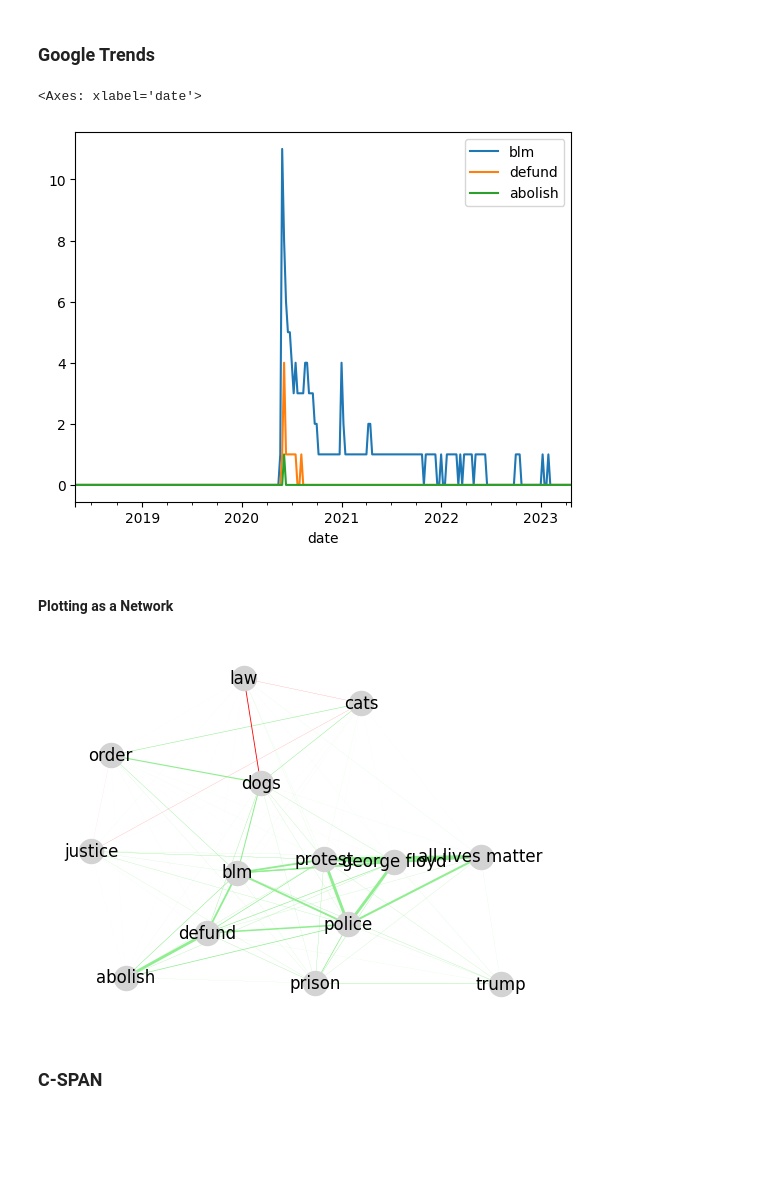
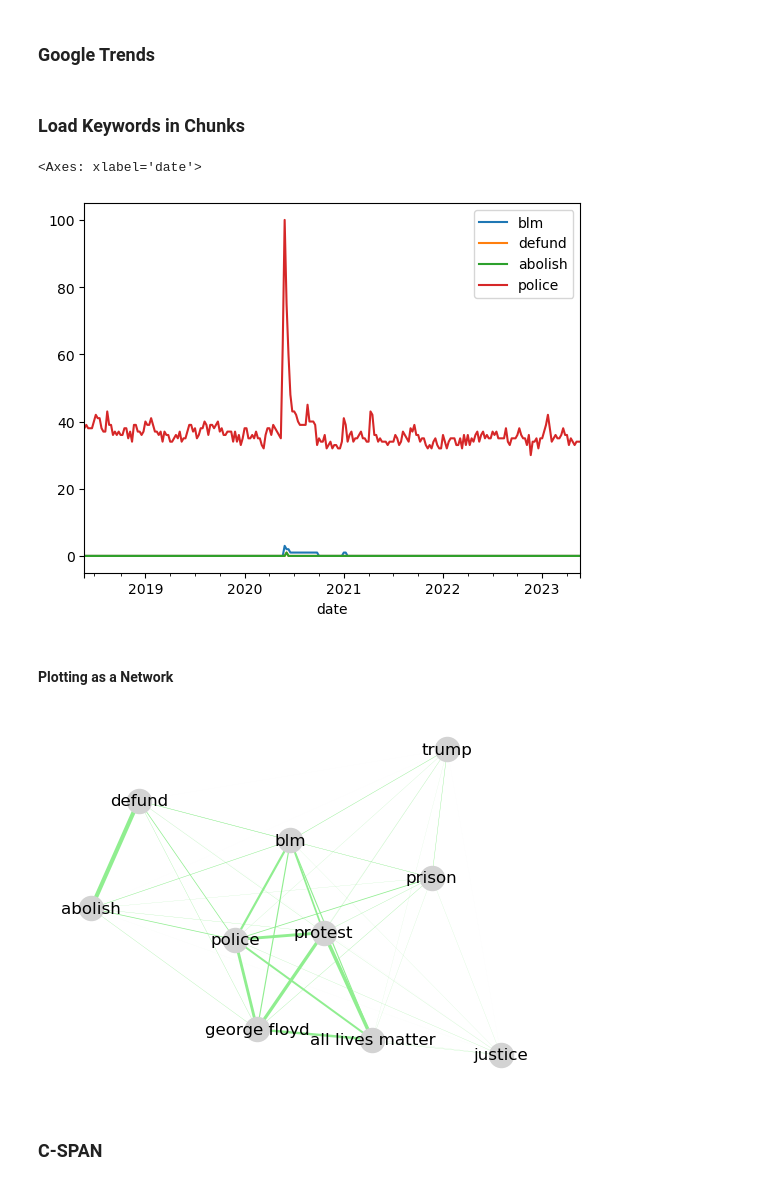
Before and after one commit to isaackrementsov/spotlights-mobilization, a Jupyter notebook: notebooks/Research.ipynb, the cells around one changed output. Saved outputs shown, nothing was run; the diff lists cells and outputs as text; code cells hidden in the pictures; blank space fills up the shorter version.

```diff
--- a/notebooks/Research.ipynb
+++ b/notebooks/Research.ipynb
@@ -42,14 +56,20 @@ def add_keywords(new_kw_list, kw_trend_df):
         kw_trend_df[col] = new_kw_trend_df[col]
 
     return kw_trend_df
-    #return kw_trend_df.merge(new_kw_trend_df)
+
+KEYWORDS = ["blm", "defund", "abolish", "george floyd", "police", "prison", "protest", "justice", "trump", "all lives matter", "blm", "defund", "abolish", "police"]
+# %% [markdown]
+### Load Keywords in Chunks
 # %%
-kw_trend_df = load_keywords(["blm", "defund", "abolish", "george floyd", "cats"])
-kw_trend_df = add_keywords(["police", "prison", "protest", "justice", "dogs"], kw_trend_df)
+n = 4
+chunks = len(KEYWORDS) // n
+kw_trend_df = pd.DataFrame()
+
+for i in range(chunks):
+    kw_chunk = KEYWORDS[(i * n):((i + 1) * n)]
+    kw_trend_df = add_keywords(kw_chunk, kw_trend_df)
-# %%
-kw_trend_df = add_keywords(["law", "order", "trump", "all lives matter"], kw_trend_df)
 # %%
-kw_trend_df.plot(y=["blm", "defund", "abolish"], use_index=True)
+kw_trend_df.plot(y=["blm", "defund", "abolish", "police"], use_index=True)
 # %% [output]
 <Axes: xlabel='date'>
-[figure, old version]
+[figure, new version]
@@ -110,6 +128,6 @@ def draw(graph, layout=nx.spring_layout, width_fn=DEFAULT_WIDTH_FN):
 kw_net = generate_correlation_graph(kw_trend_df, threshold=0)
 draw(kw_net, layout=nx.spring_layout)
 # %% [output]
-[figure, old version]
+[figure, new version]
 # %% [markdown]
 ### C-SPAN
```
Also changed, not shown: parts of 7 cells of this notebook, 3 other files.
